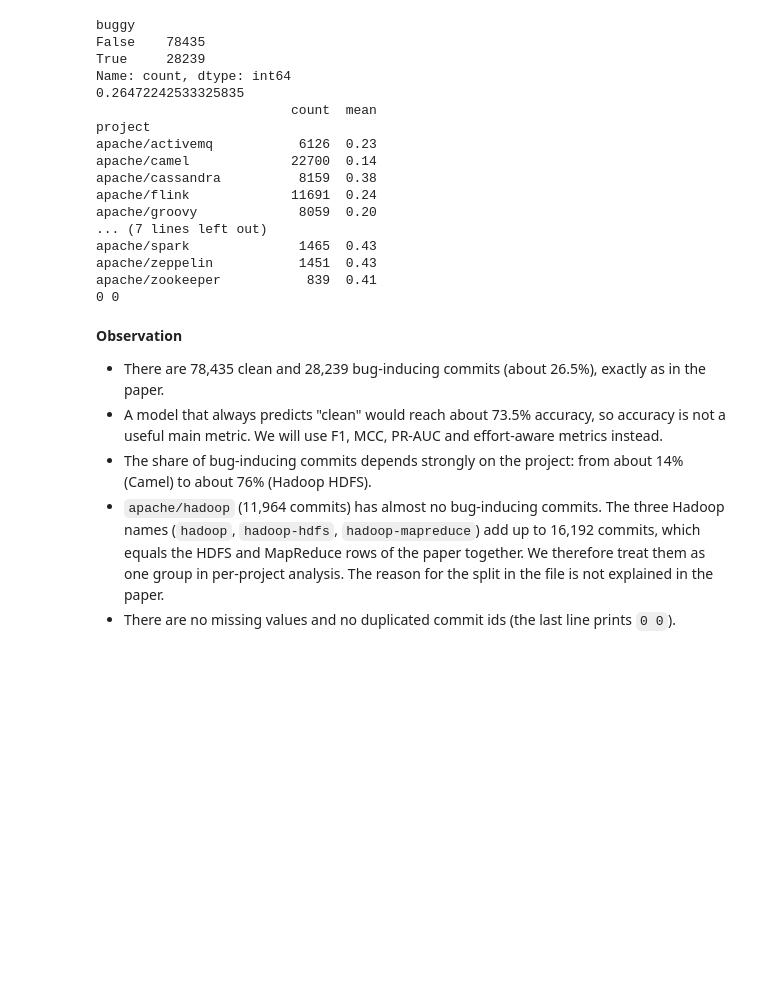
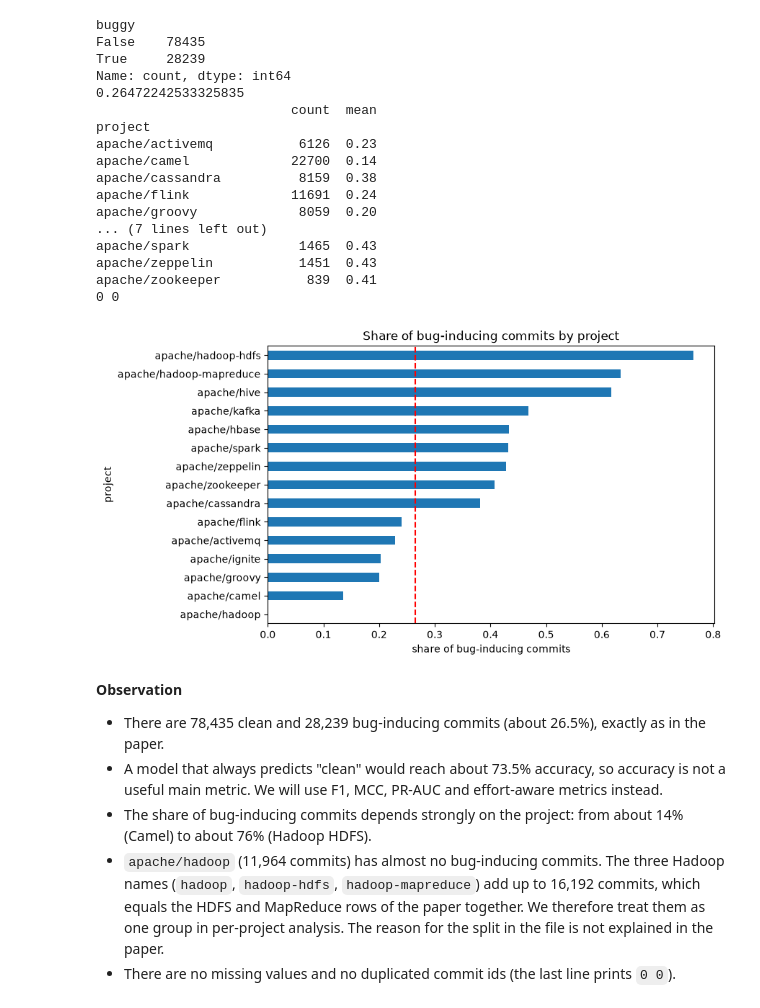
Before and after one commit to hangelaa/commit-wise, a Jupyter notebook: notebooks/01_eda.ipynb, the cells around one changed output. Cells and saved outputs as stored; diff of their text form; code cells hidden in the pictures; blank space fills up the shorter version.

```diff
--- a/notebooks/01_eda.ipynb
+++ b/notebooks/01_eda.ipynb
@@ -93,6 +94,16 @@ apache/spark              1465  0.43
 apache/zeppelin           1451  0.43
 apache/zookeeper           839  0.41
 0 0
+# %%
+Path("../reports/figures").mkdir(parents=True, exist_ok=True)
+
+share_by_project = df.groupby("project")["buggy"].mean().sort_values()
+ax = share_by_project.plot(kind="barh", figsize=(8, 5), title="Share of bug-inducing commits by project")
+ax.axvline(df["buggy"].mean(), color="red", linestyle="--")
+ax.set_xlabel("share of bug-inducing commits")
+ax.figure.savefig("../reports/figures/01_share_by_project.png", dpi=150, bbox_inches="tight")
+# %% [output]
+[figure, added]
 # %% [markdown]
 **Observation**
 - There are 78,435 clean and 28,239 bug-inducing commits (about 26.5%), exactly as in the paper.
```
Also changed, not shown: parts of 30 cells of this notebook, 5 other files.
